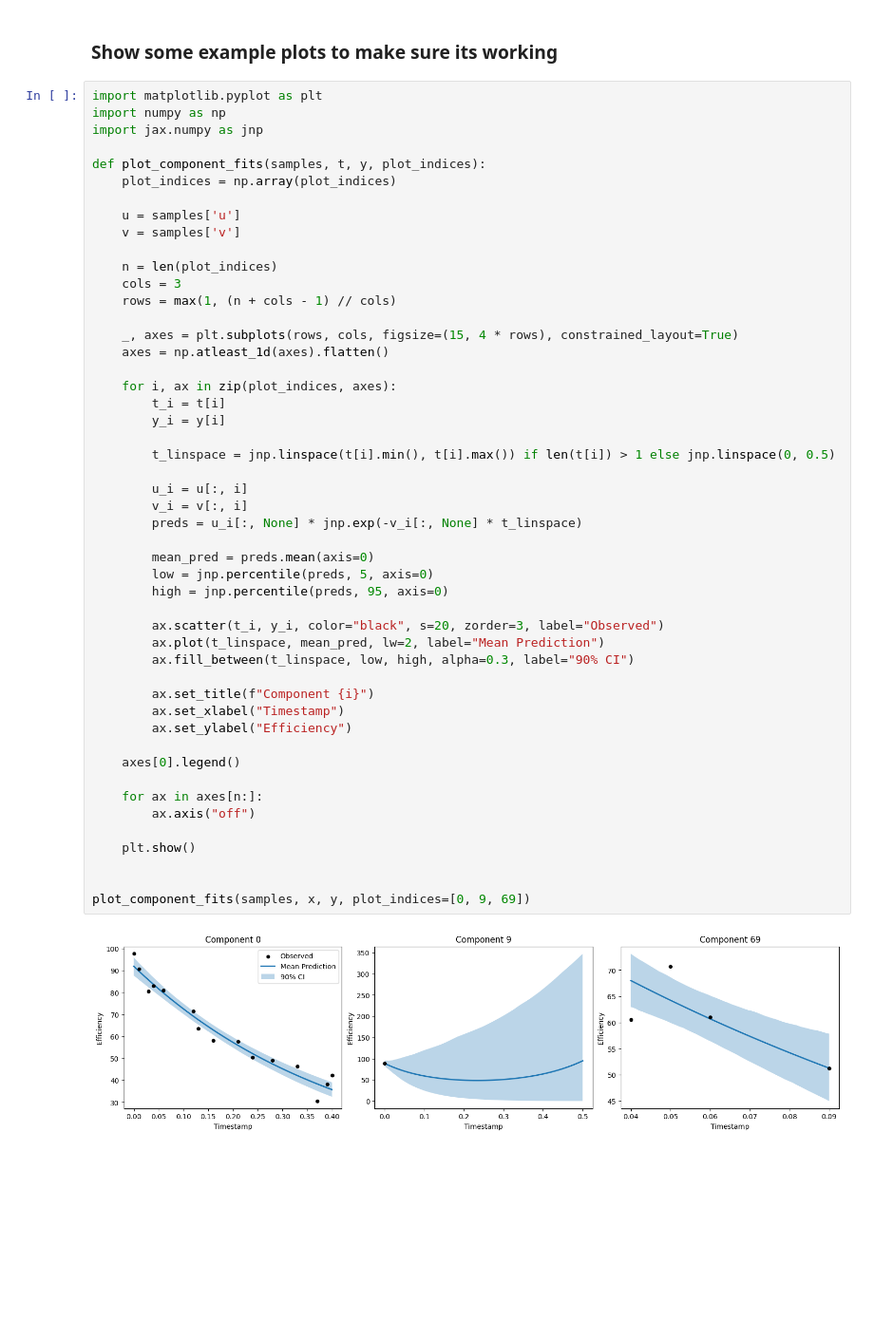
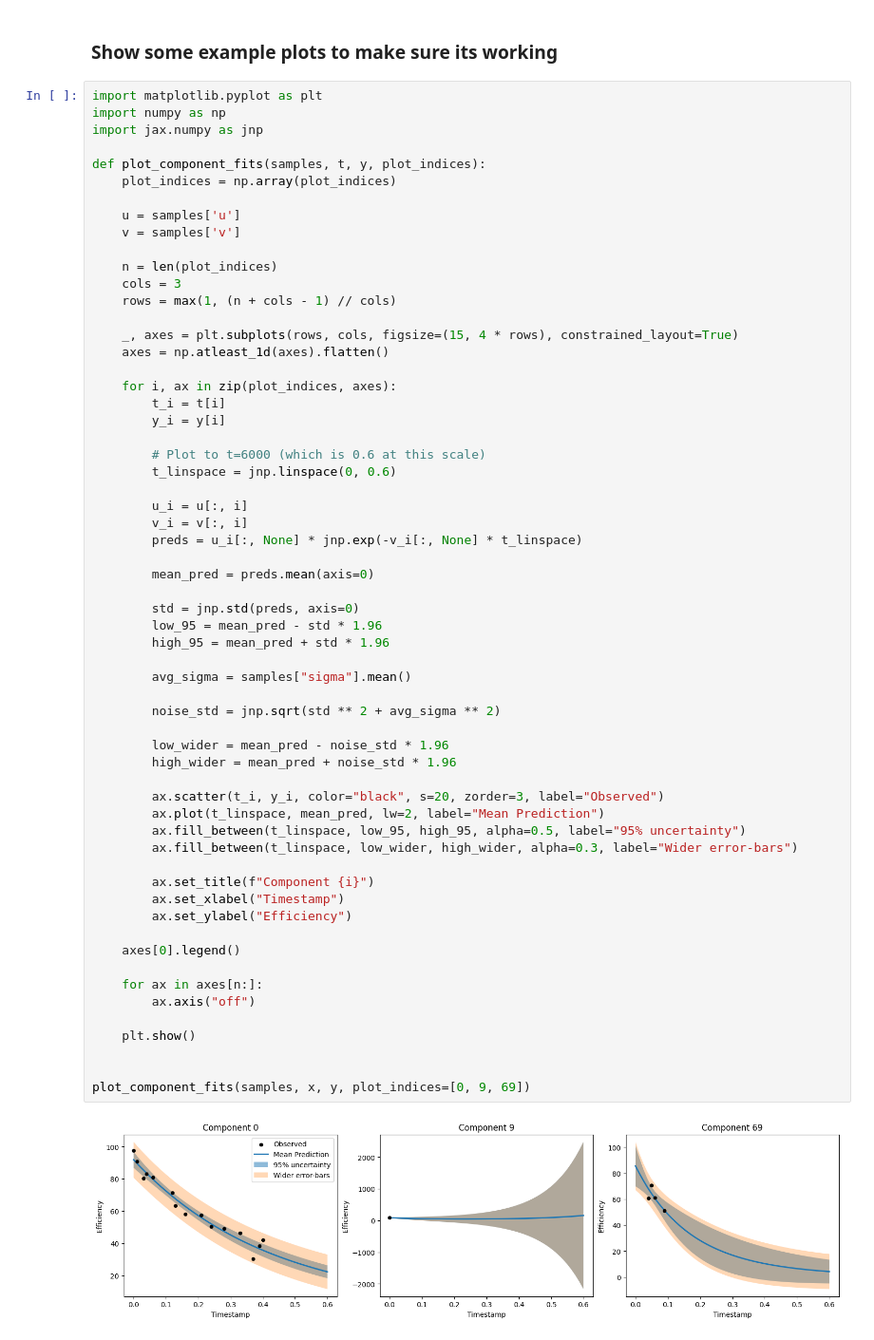
Before and after one commit to jevetts1/bml-coursework-1, a Jupyter notebook: Part B/baseline_model.ipynb, the cells around one changed output. Shown: that part at 95% size. Cells and saved outputs as stored; diff of their text form; blank space fills up the shorter version.

Commit message:
error bars

```diff
--- a/Part B/baseline_model.ipynb
+++ b/Part B/baseline_model.ipynb
@@ -136,35 +136,46 @@ def plot_component_fits(samples, t, y, plot_indices):
     axes = np.atleast_1d(axes).flatten()
 
     for i, ax in zip(plot_indices, axes):
         t_i = t[i]
         y_i = y[i]
 
-        t_linspace = jnp.linspace(t[i].min(), t[i].max()) if len(t[i]) > 1 else jnp.linspace(0, 0.5)
+        # Plot to t=6000 (which is 0.6 at this scale)
+        t_linspace = jnp.linspace(0, 0.6)
 
         u_i = u[:, i]
         v_i = v[:, i]
         preds = u_i[:, None] * jnp.exp(-v_i[:, None] * t_linspace)
 
         mean_pred = preds.mean(axis=0)
-        low = jnp.percentile(preds, 5, axis=0)
-        high = jnp.percentile(preds, 95, axis=0)
+
+        std = jnp.std(preds, axis=0)
+        low_95 = mean_pred - std * 1.96
+        high_95 = mean_pred + std * 1.96
+
+        avg_sigma = samples["sigma"].mean()
+
+        noise_std = jnp.sqrt(std ** 2 + avg_sigma ** 2)
+
+        low_wider = mean_pred - noise_std * 1.96
+        high_wider = mean_pred + noise_std * 1.96
 
         ax.scatter(t_i, y_i, color="black", s=20, zorder=3, label="Observed")
         ax.plot(t_linspace, mean_pred, lw=2, label="Mean Prediction")
-        ax.fill_between(t_linspace, low, high, alpha=0.3, label="90% CI")
+        ax.fill_between(t_linspace, low_95, high_95, alpha=0.5, label="95% uncertainty")
+        ax.fill_between(t_linspace, low_wider, high_wider, alpha=0.3, label="Wider error-bars")
 
         ax.set_title(f"Component {i}")
         ax.set_xlabel("Timestamp")
         ax.set_ylabel("Efficiency")
 
     axes[0].legend()
 
     for ax in axes[n:]:
         ax.axis("off")
 
     plt.show()
 
 
 plot_component_fits(samples, x, y, plot_indices=[0, 9, 69])
 # %% [output]
-[figure, old version]
+[figure, new version]
```
Also changed, not shown: 2 other files.
